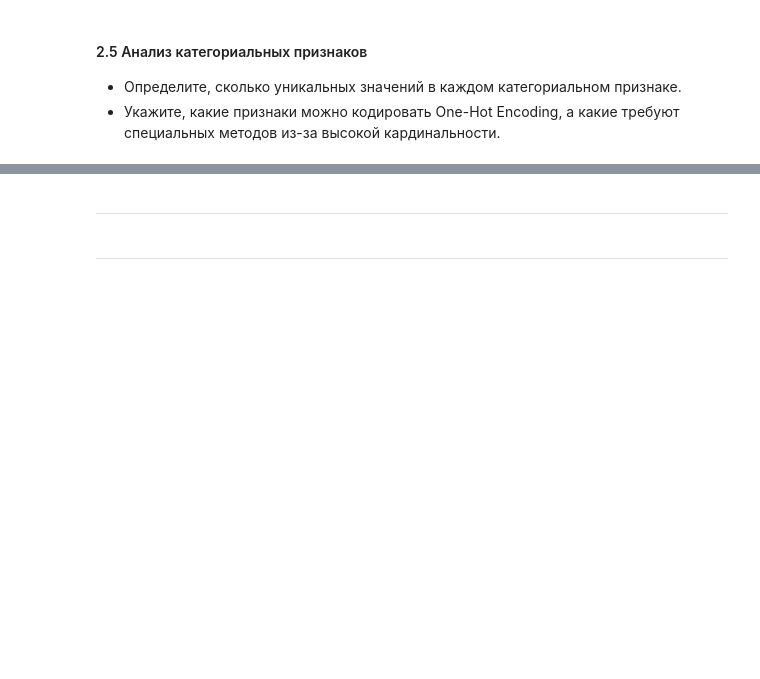
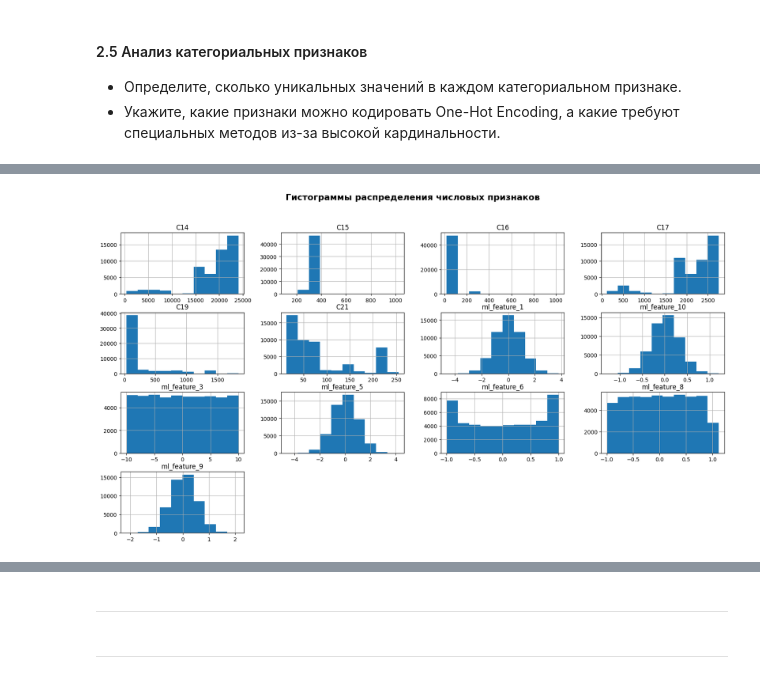
Before and after one commit to TemaQDX/sprint_12_project_advandex, a Jupyter notebook: sprint_12_project_advandex_Artem_Burov.ipynb, the cells around one changed output, grey strips where cells are left out. Cells and saved outputs as stored; diff of their text form; code cells hidden in the pictures; blank space fills up the shorter version.

```diff
--- a/sprint_12_project_advandex_Artem_Burov.ipynb
+++ b/sprint_12_project_advandex_Artem_Burov.ipynb
@@ -649,0 +704,6 @@ for feature in categorical_features:
+# %%
+df_work[numerical_features].hist(figsize=(20, 10))
+plt.suptitle('Гистограммы распределения числовых признаков', fontsize=16, fontweight='bold')
+plt.show()
+# %% [output]
+[figure, added]
```
Also changed, not shown: parts of 25 cells of this notebook.
